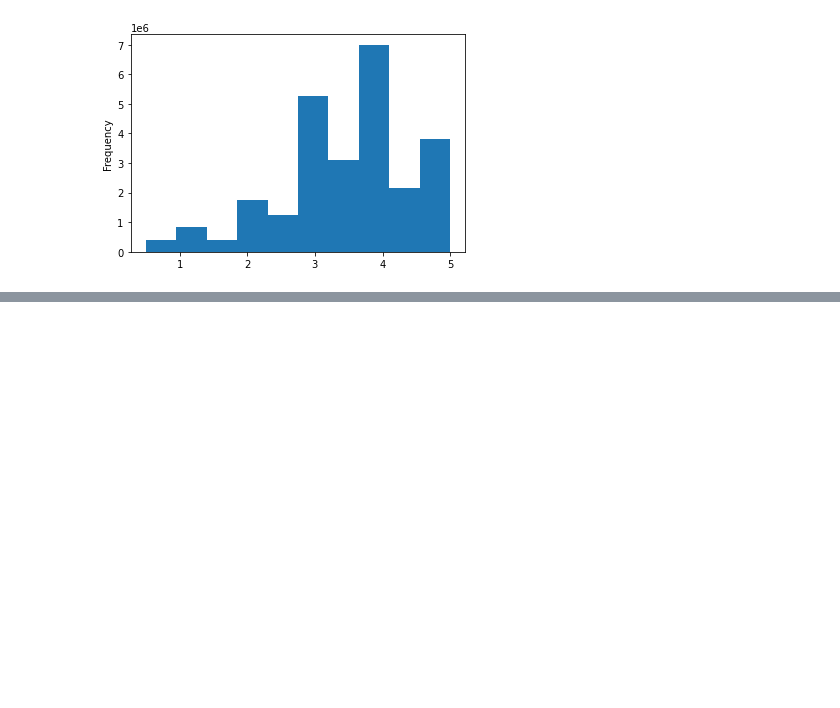
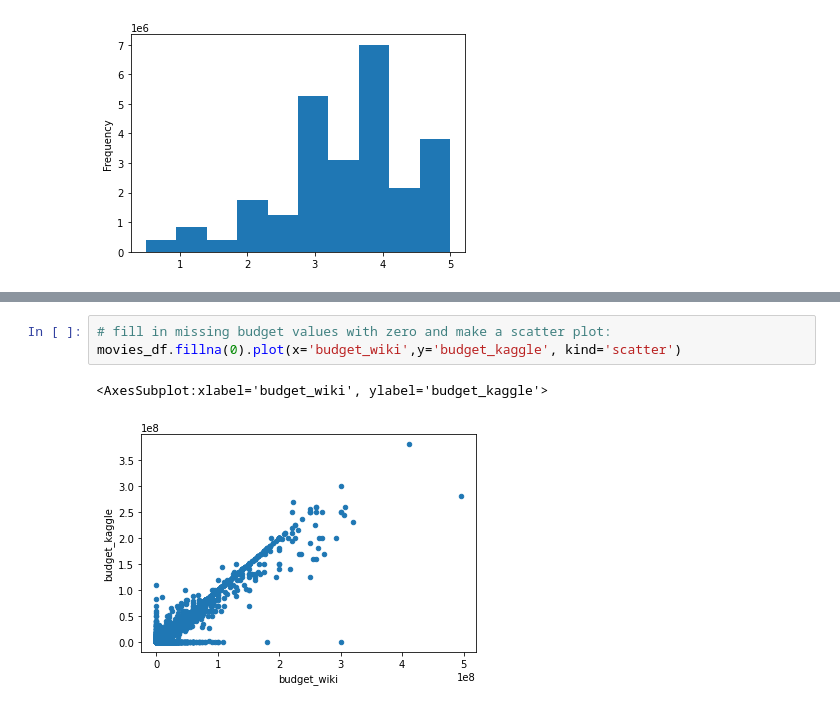
Before and after one commit to nayanbarhate/Movies-ETL, a Jupyter notebook: Module8_practise.ipynb, the cells around one changed output, grey strips where cells are left out. Cells and saved outputs as stored; diff of their text form; blank space fills up the shorter version.

```diff
--- a/Module8_practise.ipynb
+++ b/Module8_practise.ipynb
@@ -868,0 +932,6 @@ Name: rating, dtype: float64
+# %%
+# fill in missing budget values with zero and make a scatter plot:
+movies_df.fillna(0).plot(x='budget_wiki',y='budget_kaggle', kind='scatter')
+# %% [output]
+<AxesSubplot:xlabel='budget_wiki', ylabel='budget_kaggle'>
+[figure, added]
```
Also changed, not shown: parts of 44 cells of this notebook, 8 other files.
